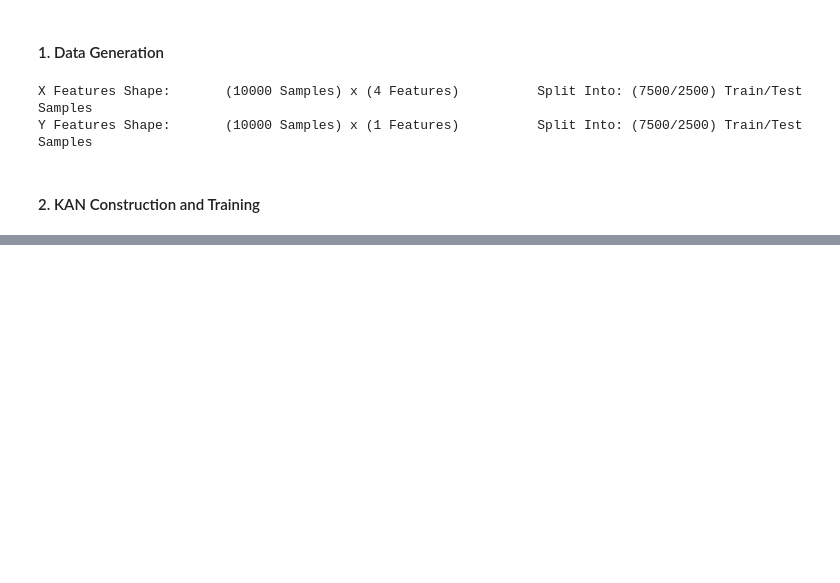
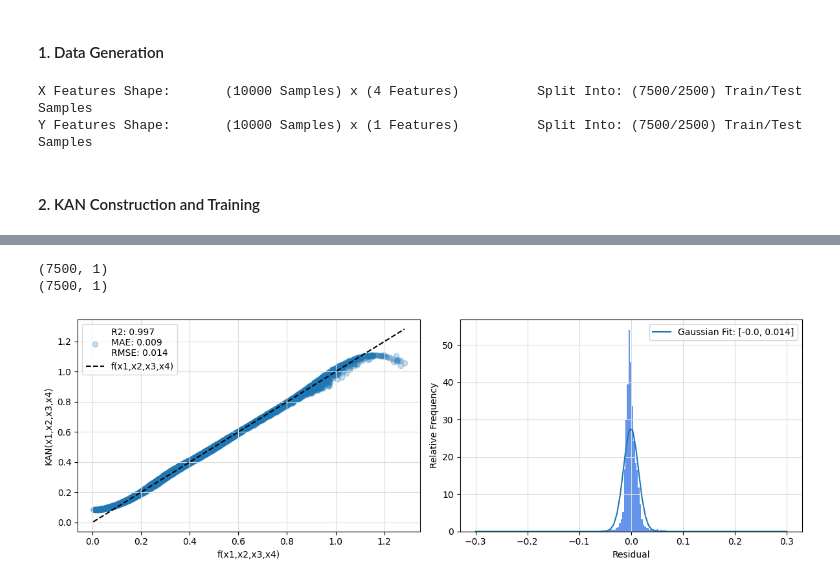
Before and after one commit to nhsnow2/pykanKAN, a Jupyter notebook: scripts/toy_problems/compositions.ipynb, the cells around one changed output, grey strips where cells are left out. Saved outputs shown, nothing was run; the diff lists cells and outputs as text; code cells hidden in the pictures; blank space fills up the shorter version.

```diff
--- a/scripts/toy_problems/compositions.ipynb
+++ b/scripts/toy_problems/compositions.ipynb
@@ -180,0 +236,6 @@ fig.tight_layout()
+# %%
+PlotPerformance(model, DATASET, scale=True)
+# %% [output]
+(7500, 1)
+(7500, 1)
+[figure, added]
```
Also changed, not shown: parts of 21 cells of this notebook.
